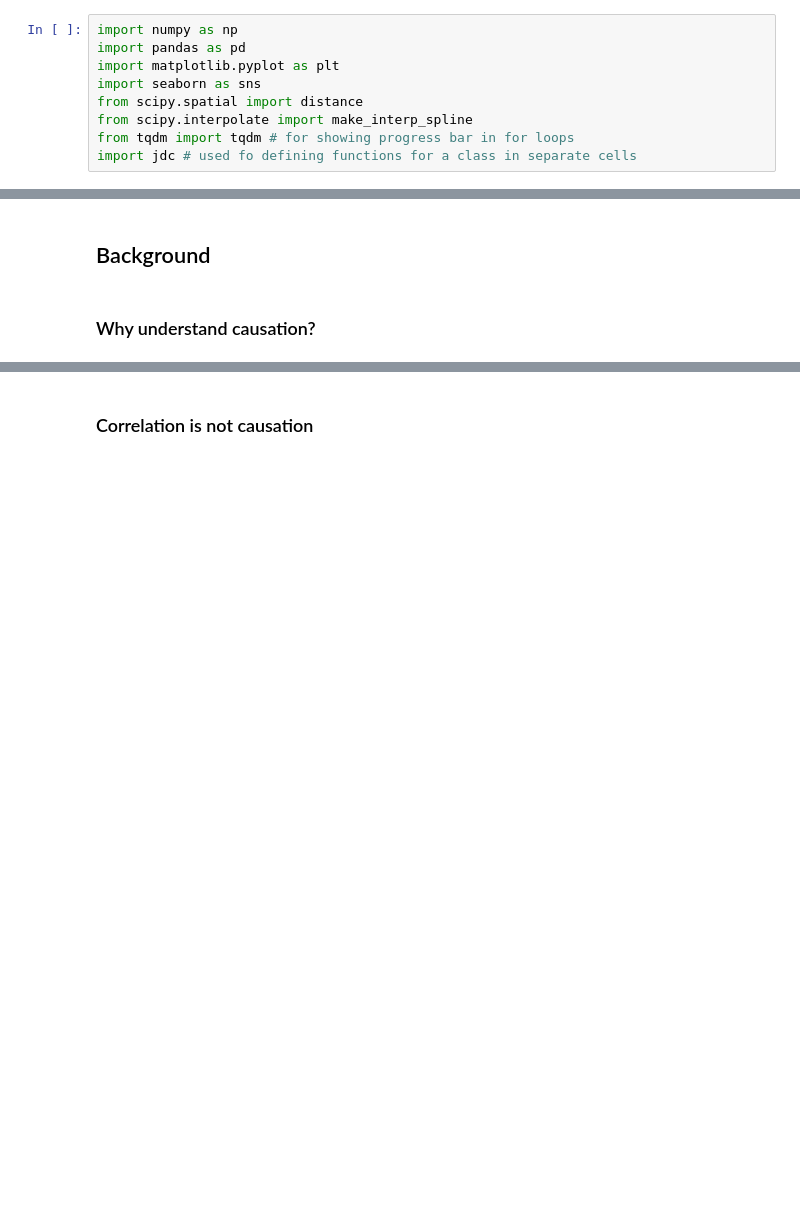
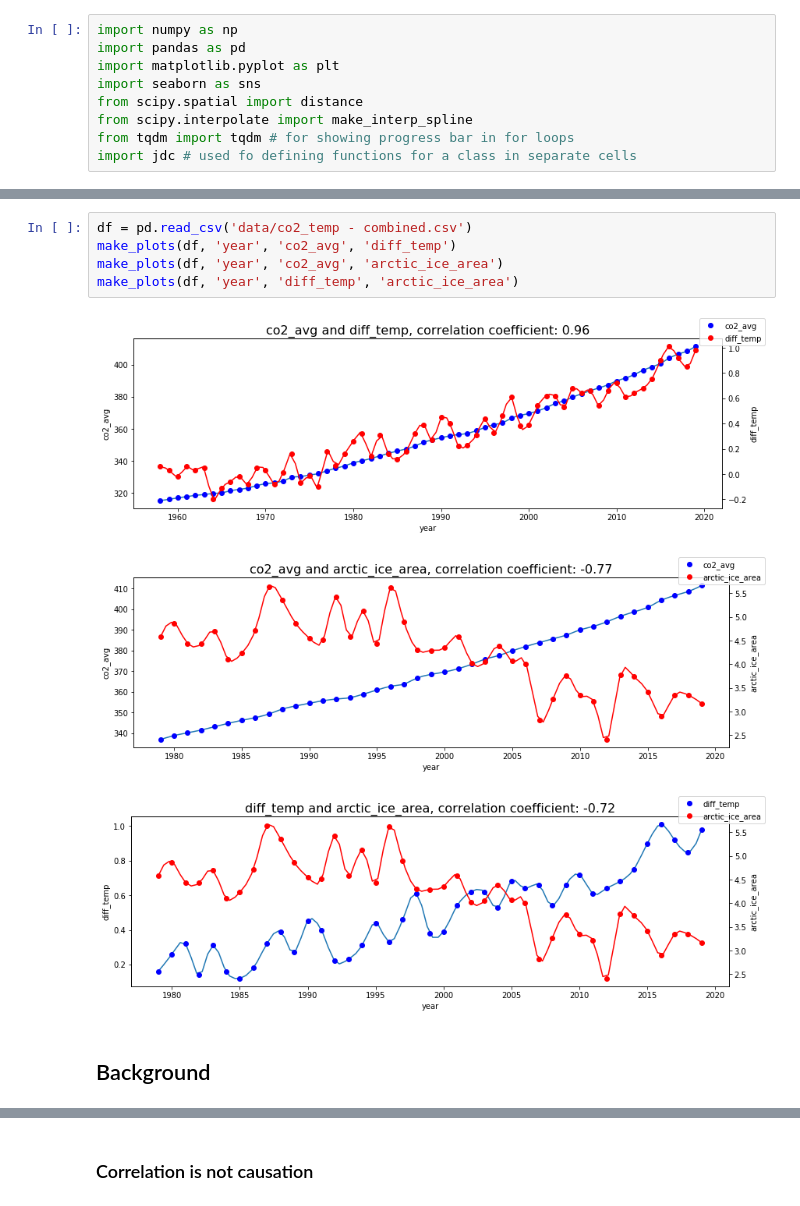
Before and after one commit to PrinceJavier/convergent_cross_mapping_import, a Jupyter notebook: ccm_sugihara.ipynb, the cells around one changed output, grey strips where cells are left out. Saved outputs shown, nothing was run; the diff lists cells and outputs as text; blank space fills up the shorter version.

```diff
--- a/ccm_sugihara.ipynb
+++ b/ccm_sugihara.ipynb
@@ -62,4 +90,11 @@ make_plots(df, 'year', 'num.drowned', 'num.cage.films')
+# %%
+df = pd.read_csv('data/co2_temp - combined.csv')
+make_plots(df, 'year', 'co2_avg', 'diff_temp')
+make_plots(df, 'year', 'co2_avg', 'arctic_ice_area')
+make_plots(df, 'year', 'diff_temp', 'arctic_ice_area')
+# %% [output]
+[figure, added]
+[figure, added]
+[figure, added]
 # %% [markdown]
 ## Background
-# %% [markdown]
-### Why understand causation?
```
Also changed, not shown: parts of 43 cells of this notebook, 1 other file.
